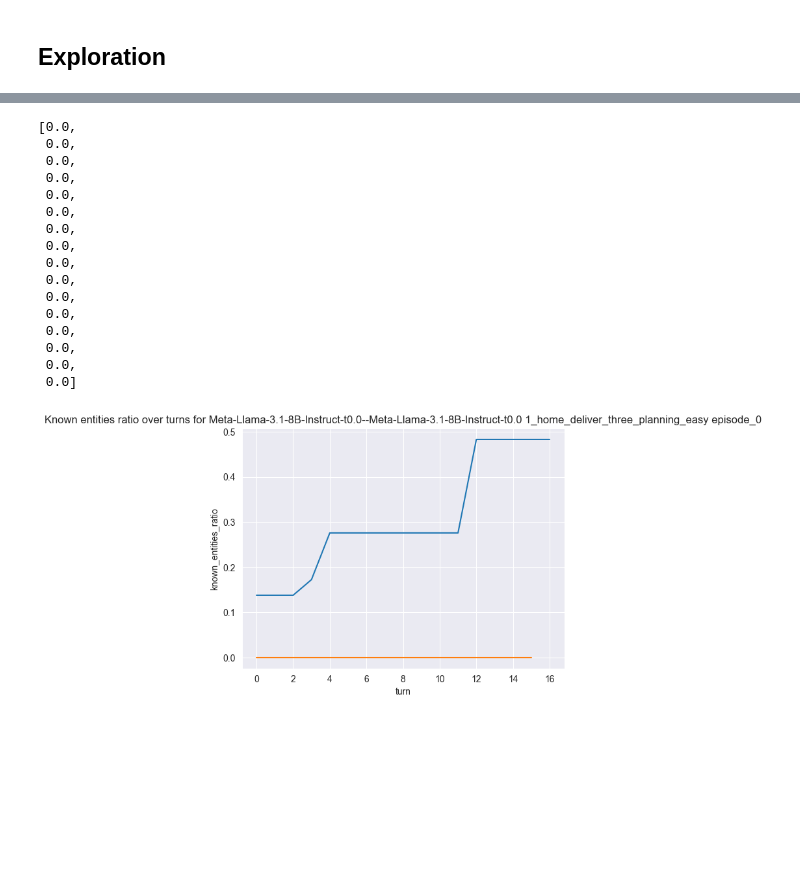
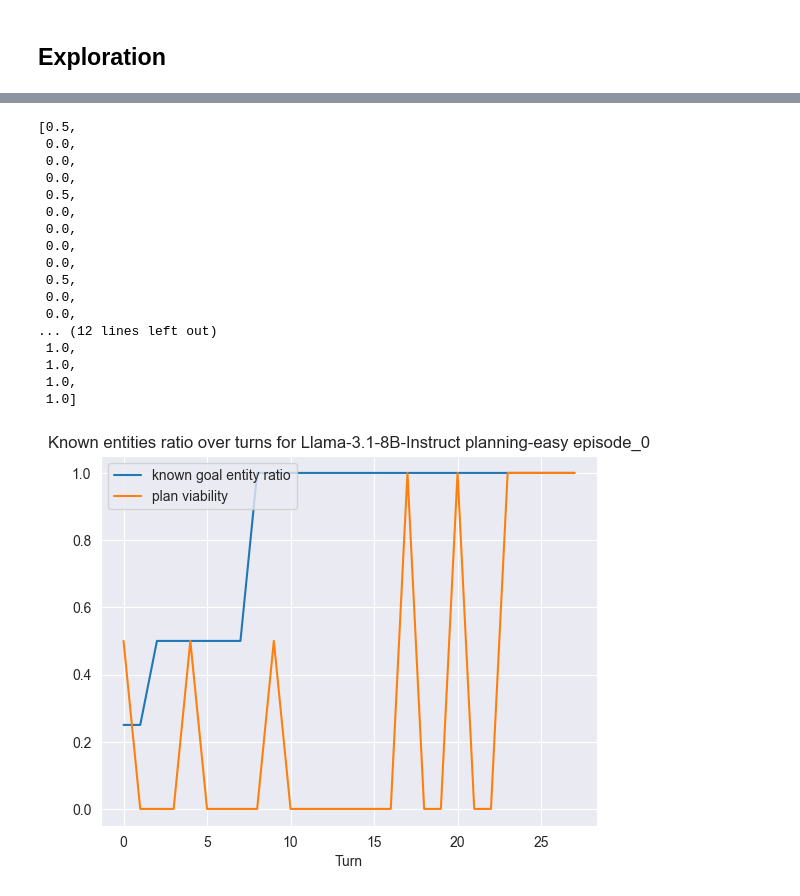
Before and after one commit to jmccardle/AdventureClemGame, a Jupyter notebook: adventuregame_eval.ipynb, the cells around one changed output, grey strips where cells are left out. Saved outputs shown, nothing was run; the diff lists cells and outputs as text; code cells hidden in the pictures; blank space fills up the shorter version.

```diff
--- a/adventuregame_eval.ipynb
+++ b/adventuregame_eval.ipynb
@@ -881,38 +928,43 @@ with open(f"results/{model_id}/adventuregame/{variant}/{episode}/scores.json") a
     scores = json.load(scores_file)
 turn_scores = scores['turn scores']
 turns_plan_command_success_ratio = [score_values['plan_command_success_ratio'] for score_values in turn_scores.values()]
+turns_known_entities_ratio = [score_values['known_entities_ratio'] for score_values in turn_scores.values()]
+turns_known_goal_entities_ratio = [score_values['known_goal_entities_ratio'] for score_values in turn_scores.values()]
 turns_plan_command_success_ratio
 # %% [output]
-[0.0,
+[0.5,
+ 0.0,
+ 0.0,
+ 0.0,
+ 0.5,
  0.0,
  0.0,
  0.0,
  0.0,
+ 0.5,
  0.0,
  0.0,
- 0.0,
- 0.0,
- 0.0,
- 0.0,
- 0.0,
- 0.0,
- 0.0,
- 0.0,
- 0.0]
+... (12 lines left out)
+ 1.0,
+ 1.0,
+ 1.0,
+ 1.0]
 # %%
 fig, ax = plt.subplots()
 
-ax.plot(turns_known_entities_ratio)
+# ax.plot(turns_known_entities_ratio)
+ax.plot(turns_known_goal_entities_ratio)
 ax.plot(turns_plan_command_success_ratio)
 
-ax.set(xlabel='turn', ylabel='known_entities_ratio',
-       title=f'Known entities ratio over turns for {model_id} {variant} {episode}')
+ax.set(xlabel='Turn',
+       title=f'Known entities ratio over turns for {model_name_dict[model_id]} {experiment_short_name_dict[variant]} {episode}')
 # ax.grid()
+ax.legend(['known goal entity ratio', 'plan viability'], loc='upper left')
 
 # fig.savefig("test.png")
 plt.show()
 # %% [output]
-[figure, old version]
+[figure, new version]
 # %%
 model_id = "Meta-Llama-3.1-8B-Instruct-t0.0--Meta-Llama-3.1-8B-Instruct-t0.0"
 variant = "1_home_deliver_three_planning_easy"
```
Also changed, not shown: parts of 43 cells of this notebook.
